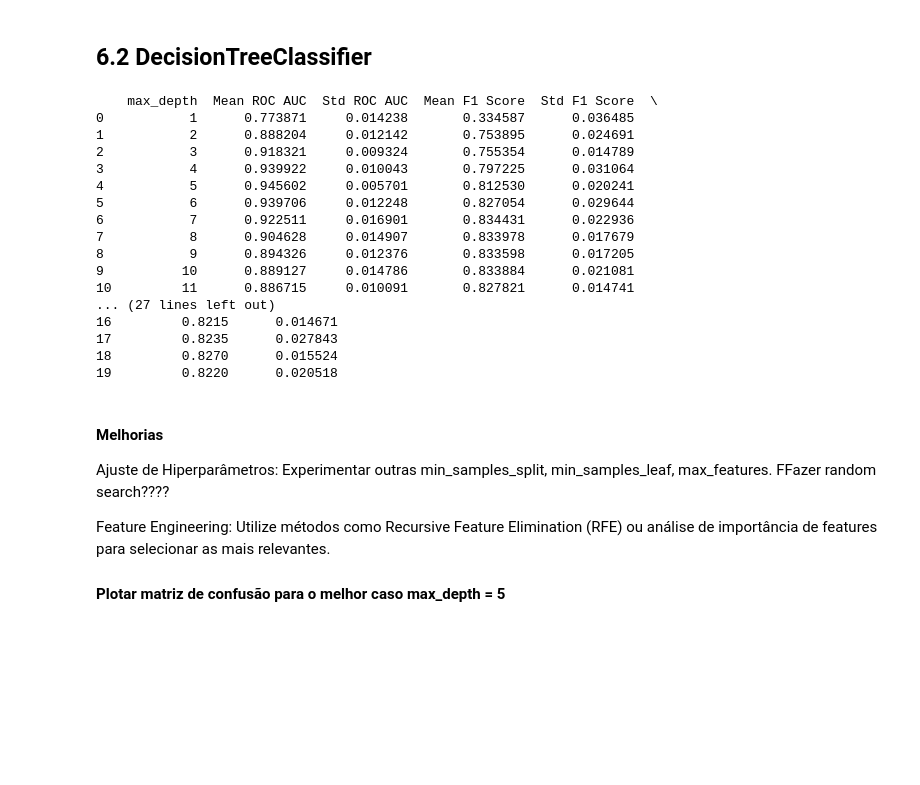
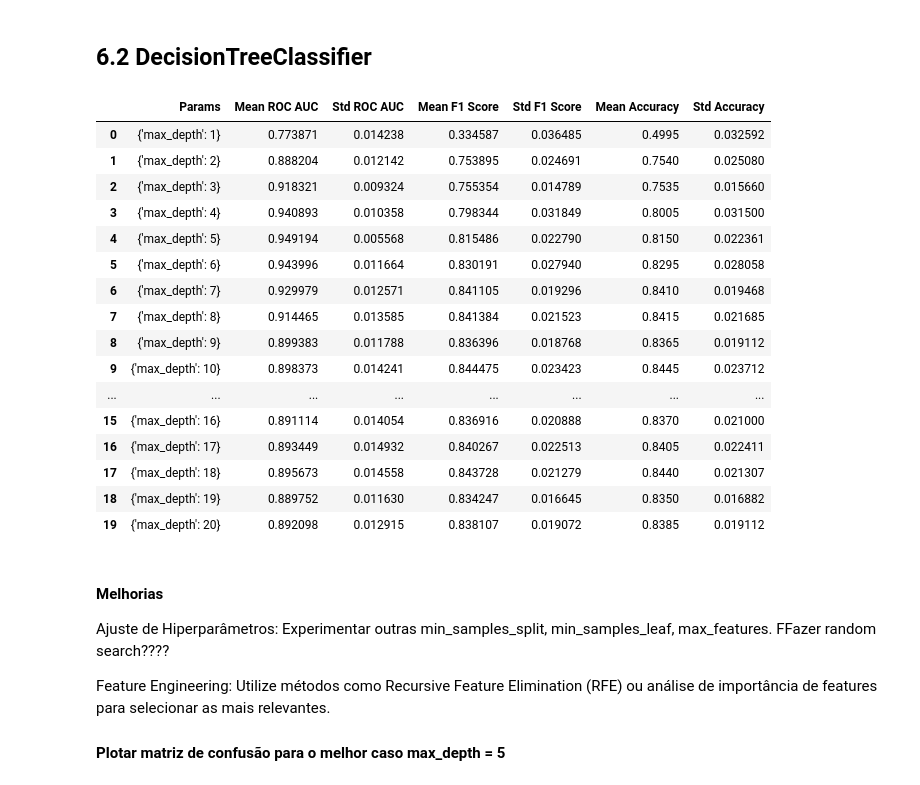
Before and after one commit to racouto7/PES03-Aprendizado-de-M-quinas-1, a Jupyter notebook: Projeto Aprendizado I.ipynb, the cells around one changed output. Drawn from its saved outputs; the diff is of its cells as text; code cells hidden in the pictures; blank space fills up the shorter version.

```diff
--- a/Projeto Aprendizado I.ipynb
+++ b/Projeto Aprendizado I.ipynb
@@ -497,39 +535,41 @@ Feature Engineering: Criar novas features ou selecionar as mais relevantes pode
 # %% [markdown]
 ## 6.2 DecisionTreeClassifier
 # %%
-# Valores de max_depth a serem testados
-Max_depth = [1,2,3,4,5,6,7,8,9,10,11,12,13,14,15,16,17,18,19,20]
-
 # Armazenar resultados
 results = []
 
-# Loop para cada valor de max
-for max in Max_depth:
-    # Inicializar o modelo DecisionTreeClassifier com o valor de max
-    dt = DecisionTreeClassifier(max_depth=max)
-    results = ml_fit(model=dt, param_name='max_depth', param=max)
-# Converter resultados para DataFrame
+# Definir o modelo
+dt = DecisionTreeClassifier()
+
+# Definir o grid de parâmetros a ser testado
+param_grid = {
+    'max_depth': [1,2,3,4,5,6,7,8,9,10,11,12,13,14,15,16,17,18,19,20],
+}
+
+# Chamar a função ml_fit
+results = ml_fit(dt, param_grid)
+
 results_df = pd.DataFrame(results)
 # Printar os resultados
-print(results_df)
+results_df
 # %% [output]
-    max_depth  Mean ROC AUC  Std ROC AUC  Mean F1 Score  Std F1 Score  \
-0           1      0.773871     0.014238       0.334587      0.036485
-1           2      0.888204     0.012142       0.753895      0.024691
-2           3      0.918321     0.009324       0.755354      0.014789
-3           4      0.939922     0.010043       0.797225      0.031064
-4           5      0.945602     0.005701       0.812530      0.020241
-5           6      0.939706     0.012248       0.827054      0.029644
-6           7      0.922511     0.016901       0.834431      0.022936
-7           8      0.904628     0.014907       0.833978      0.017679
-8           9      0.894326     0.012376       0.833598      0.017205
-9          10      0.889127     0.014786       0.833884      0.021081
-10         11      0.886715     0.010091       0.827821      0.014741
-... (27 lines left out)
-16         0.8215      0.014671
-17         0.8235      0.027843
-18         0.8270      0.015524
-19         0.8220      0.020518
+|  | Params | Mean ROC AUC | Std ROC AUC | Mean F1 Score | Std F1 Score | Mean Accuracy | Std Accuracy |
+| 0 | {'max_depth': 1} | 0.773871 | 0.014238 | 0.334587 | 0.036485 | 0.4995 | 0.032592 |
+| 1 | {'max_depth': 2} | 0.888204 | 0.012142 | 0.753895 | 0.024691 | 0.7540 | 0.025080 |
+| 2 | {'max_depth': 3} | 0.918321 | 0.009324 | 0.755354 | 0.014789 | 0.7535 | 0.015660 |
+| 3 | {'max_depth': 4} | 0.940893 | 0.010358 | 0.798344 | 0.031849 | 0.8005 | 0.031500 |
+| 4 | {'max_depth': 5} | 0.949194 | 0.005568 | 0.815486 | 0.022790 | 0.8150 | 0.022361 |
+| 5 | {'max_depth': 6} | 0.943996 | 0.011664 | 0.830191 | 0.027940 | 0.8295 | 0.028058 |
+| 6 | {'max_depth': 7} | 0.929979 | 0.012571 | 0.841105 | 0.019296 | 0.8410 | 0.019468 |
+| 7 | {'max_depth': 8} | 0.914465 | 0.013585 | 0.841384 | 0.021523 | 0.8415 | 0.021685 |
+| 8 | {'max_depth': 9} | 0.899383 | 0.011788 | 0.836396 | 0.018768 | 0.8365 | 0.019112 |
+| 9 | {'max_depth': 10} | 0.898373 | 0.014241 | 0.844475 | 0.023423 | 0.8445 | 0.023712 |
+| ... | ... | ... | ... | ... | ... | ... | ... |
+| 15 | {'max_depth': 16} | 0.891114 | 0.014054 | 0.836916 | 0.020888 | 0.8370 | 0.021000 |
+| 16 | {'max_depth': 17} | 0.893449 | 0.014932 | 0.840267 | 0.022513 | 0.8405 | 0.022411 |
+| 17 | {'max_depth': 18} | 0.895673 | 0.014558 | 0.843728 | 0.021279 | 0.8440 | 0.021307 |
+| 18 | {'max_depth': 19} | 0.889752 | 0.011630 | 0.834247 | 0.016645 | 0.8350 | 0.016882 |
+| 19 | {'max_depth': 20} | 0.892098 | 0.012915 | 0.838107 | 0.019072 | 0.8385 | 0.019112 |
 # %% [markdown]
 #### Melhorias
 
```
Also changed, not shown: parts of 33 cells of this notebook.
